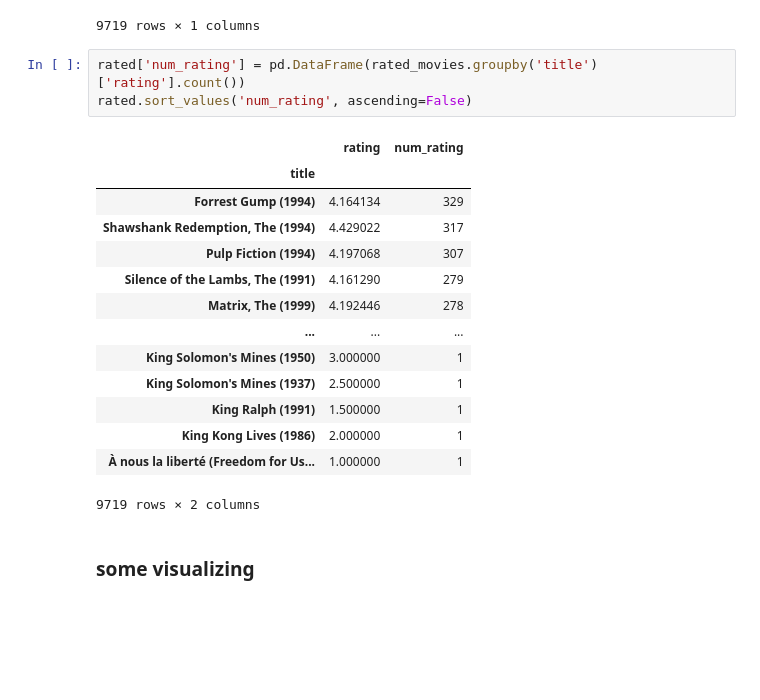
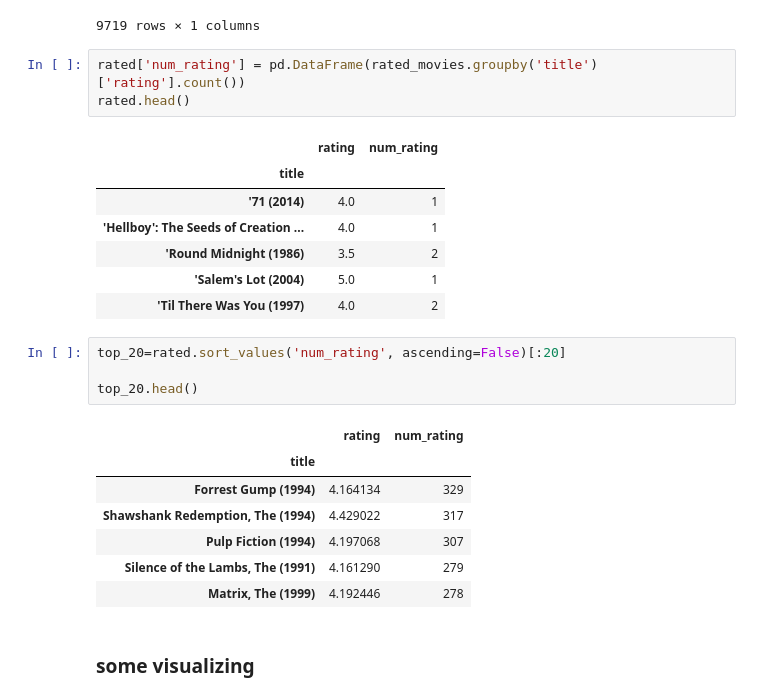
Before and after one commit to lecritch/Rate-5-Get-5-Movie-Recommendation-System, a Jupyter notebook: notebooks/exploratory/dcm_explore/01_dcm_explore.ipynb, the cells around one changed output. Drawn from its saved outputs; the diff is of its cells as text; blank space fills up the shorter version.

```diff
--- a/notebooks/exploratory/dcm_explore/01_dcm_explore.ipynb
+++ b/notebooks/exploratory/dcm_explore/01_dcm_explore.ipynb
@@ -120,22 +135,27 @@ rated.sort_values('rating', ascending=False)
 9719 rows × 1 columns
 # %%
 rated['num_rating'] = pd.DataFrame(rated_movies.groupby('title')['rating'].count())
-rated.sort_values('num_rating', ascending=False)
+rated.head()
 # %% [output]
 |  | rating | num_rating |
 | title |  |  |
-| Forrest Gump (1994) | 4.164134 | 329 |
-| Shawshank Redemption, The (1994) | 4.429022 | 317 |
-| Pulp Fiction (1994) | 4.197068 | 307 |
-| Silence of the Lambs, The (1991) | 4.161290 | 279 |
-| Matrix, The (1999) | 4.192446 | 278 |
-| ... | ... | ... |
-| King Solomon's Mines (1950) | 3.000000 | 1 |
-| King Solomon's Mines (1937) | 2.500000 | 1 |
-| King Ralph (1991) | 1.500000 | 1 |
-| King Kong Lives (1986) | 2.000000 | 1 |
-| À nous la liberté (Freedom for Us... | 1.000000 | 1 |
+| '71 (2014) | 4.0 | 1 |
+| 'Hellboy': The Seeds of Creation ... | 4.0 | 1 |
+| 'Round Midnight (1986) | 3.5 | 2 |
+| 'Salem's Lot (2004) | 5.0 | 1 |
+| 'Til There Was You (1997) | 4.0 | 2 |
-9719 rows × 2 columns
+# %%
+top_20=rated.sort_values('num_rating', ascending=False)[:20]
+
+top_20.head()
+# %% [output]
+|  | rating | num_rating |
+| title |  |  |
+| Forrest Gump (1994) | 4.164134 | 329 |
+| Shawshank Redemption, The (1994) | 4.429022 | 317 |
+| Pulp Fiction (1994) | 4.197068 | 307 |
+| Silence of the Lambs, The (1991) | 4.161290 | 279 |
+| Matrix, The (1999) | 4.192446 | 278 |
 # %% [markdown]
 ### some visualizing
 # %%
```
Also changed, not shown: parts of 4 cells of this notebook, 2 other files.
